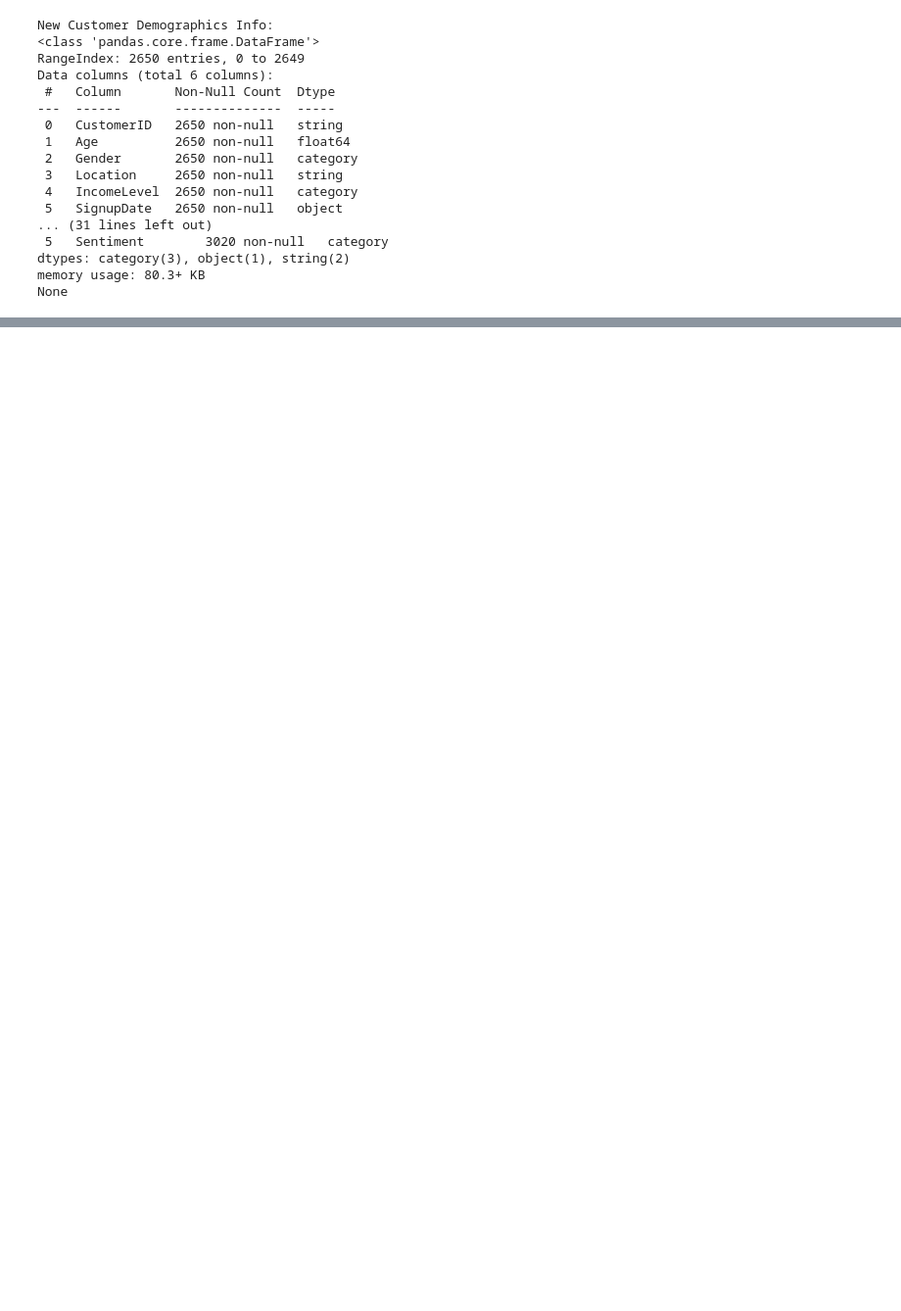
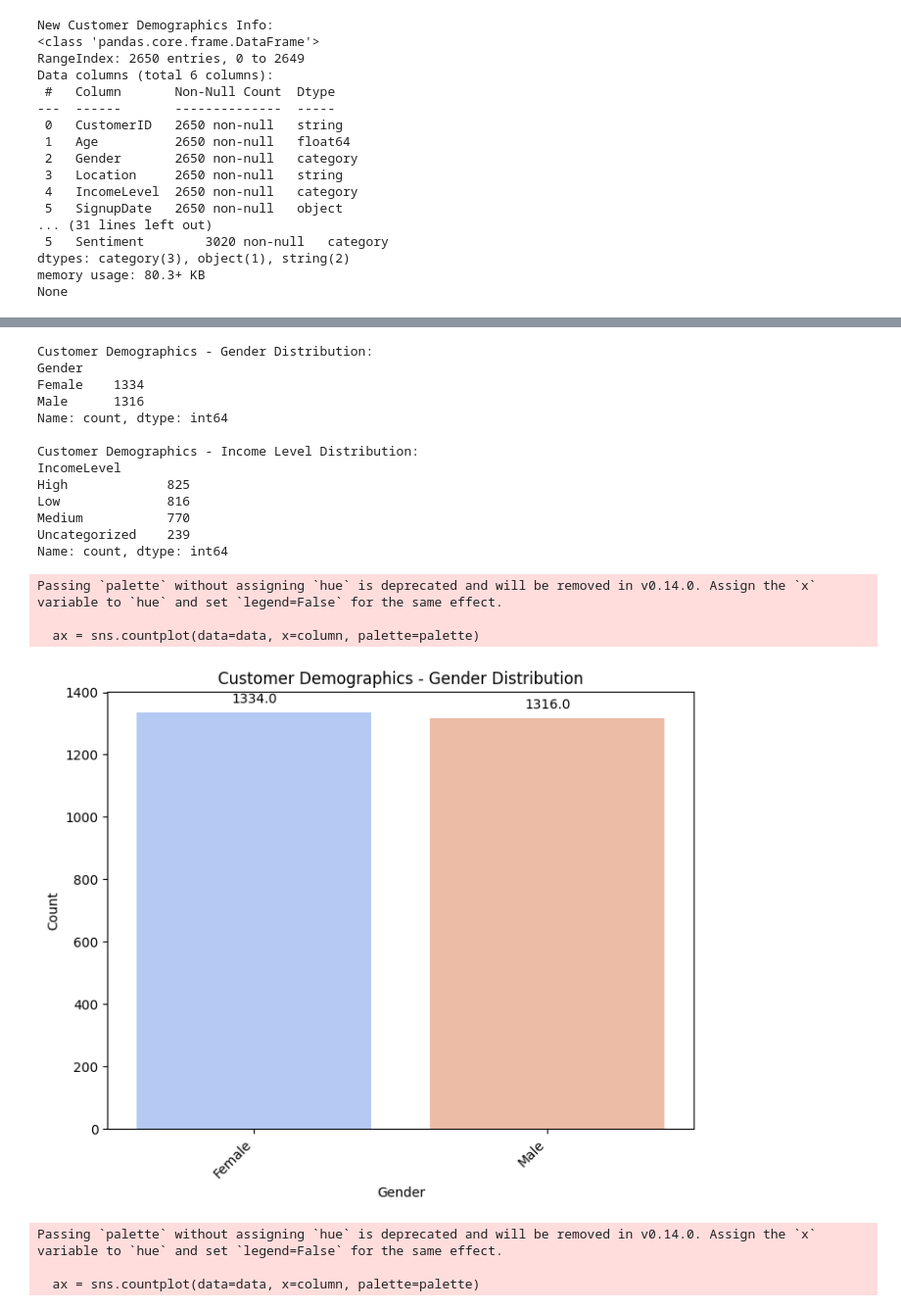
Before and after one commit to zpsy-hub/MO-IT125-ML-Linear-Algebra-A3103-Grp1, a Jupyter notebook: Milestone_1_Exploratory_Data_Analysis_(EDA)_of_Machine_Learning_Solution_Project.ipynb, the cells around one changed output, grey strips where cells are left out. Shown at 98% size. Saved outputs shown, nothing was run; the diff lists cells and outputs as text; code cells hidden in the pictures; blank space fills up the shorter version.

Commit message:
added outlier and plots

```diff
--- a/Milestone_1_Exploratory_Data_Analysis_(EDA)_of_Machine_Learning_Solution_Project.ipynb
+++ b/Milestone_1_Exploratory_Data_Analysis_(EDA)_of_Machine_Learning_Solution_Project.ipynb
@@ -3,6 +3,6 @@ For Milestone 1, the task is to complete an exploratory data analysis (EDA) of t
 # %%
 import pandas as pd
 
-customer_demographics = pd.read_csv('/content/drive/MyDrive/3rd year 2024-25/MO-IT125 - Math for Machine Learning: Linear Algebra/cleaned/customer_demographics_cleaned.csv')
-customer_transactions = pd.read_csv('/content/drive/MyDrive/3rd year 2024-25/MO-IT125 - Math for Machine Learning: Linear Algebra/cleaned/customer_transactions_cleaned.csv')
-socmed_interactions = pd.read_csv('/content/drive/MyDrive/3rd year 2024-25/MO-IT125 - Math for Machine Learning: Linear Algebra/cleaned/social_media_interactions_cleaned.csv')
+customer_demographics = pd.read_csv('/content/drive/MyDrive/3rd year 2024-25/MO-IT125 - Math for Machine Learning: Linear Algebra/cleaned/df1.csv')
+customer_transactions = pd.read_csv('/content/drive/MyDrive/3rd year 2024-25/MO-IT125 - Math for Machine Learning: Linear Algebra/cleaned/df2.csv')
+socmed_interactions = pd.read_csv('/content/drive/MyDrive/3rd year 2024-25/MO-IT125 - Math for Machine Learning: Linear Algebra/cleaned/df3.csv')
@@ -183,0 +256,57 @@ dtype: int64
+# %%
+import matplotlib.pyplot as plt
+import seaborn as sns
+
+# Print value counts (optional)
+print("Customer Demographics - Gender Distribution:")
+print(customer_demographics['Gender'].value_counts())
+
+print("\nCustomer Demographics - Income Level Distribution:")
+print(customer_demographics['IncomeLevel'].value_counts())
+
+# Create plots with values on top of bars and customized colors
+def plot_distribution_with_values(data, column, title, palette):
+    plt.figure(figsize=(8, 6))
+    ax = sns.countplot(data=data, x=column, palette=palette)
+    plt.title(title)
+    plt.xlabel(column)
+    plt.ylabel('Count')
+    plt.xticks(rotation=45, ha='right')
+
+    # Add the values on top of the bars
+    for p in ax.patches:
+        ax.annotate(f'{p.get_height()}', (p.get_x() + p.get_width() / 2., p.get_height()),
+                    ha='center', va='center', xytext=(0, 10), textcoords='offset points')
+
+    plt.show()
+
+# Define custom color palettes
+gender_palette = sns.color_palette("coolwarm", len(customer_demographics['Gender'].unique()))
+income_palette = sns.color_palette("Set2", len(customer_demographics['IncomeLevel'].unique()))
+
+# Plot Gender distribution with custom color palette
+plot_distribution_with_values(customer_demographics, 'Gender', 'Customer Demographics - Gender Distribution', gender_palette)
+
+# Plot IncomeLevel distribution with custom color palette
+plot_distribution_with_values(customer_demographics, 'IncomeLevel', 'Customer Demographics - Income Level Distribution', income_palette)
+# %% [output]
+Customer Demographics - Gender Distribution:
+Gender
+Female    1334
+Male      1316
+Name: count, dtype: int64
+
+Customer Demographics - Income Level Distribution:
+IncomeLevel
+High             825
+Low              816
+Medium           770
+Uncategorized    239
+Name: count, dtype: int64
+Passing `palette` without assigning `hue` is deprecated and will be removed in v0.14.0. Assign the `x` variable to `hue` and set `legend=False` for the same effect.
+
+  ax = sns.countplot(data=data, x=column, palette=palette)
+[figure, added]
+Passing `palette` without assigning `hue` is deprecated and will be removed in v0.14.0. Assign the `x` variable to `hue` and set `legend=False` for the same effect.
+
+  ax = sns.countplot(data=data, x=column, palette=palette)
```
Also changed, not shown: parts of 15 cells of this notebook.
